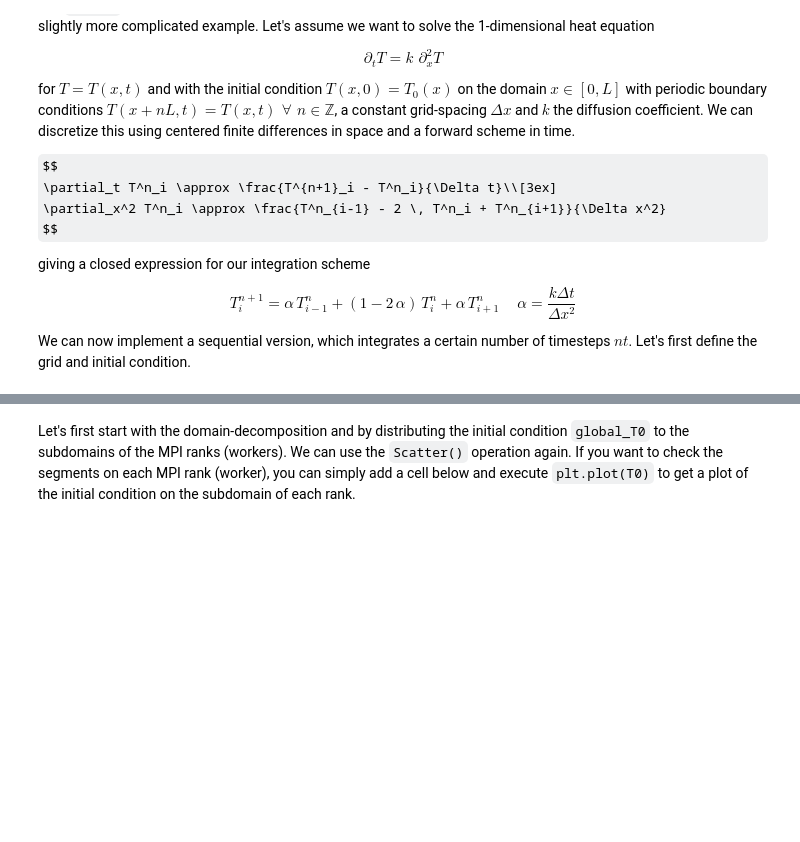
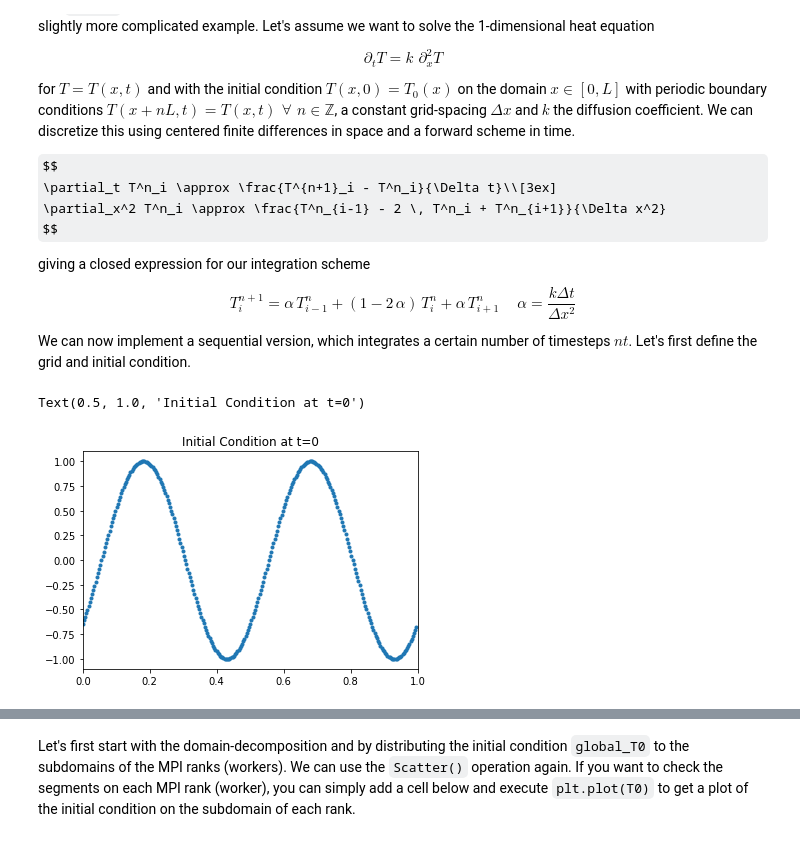
Before and after one commit to ofuhrer/HPC4WC, a Jupyter notebook: day3/03-domain-decomposition.ipynb, the cells around one changed output, grey strips where cells are left out. Saved outputs shown, nothing was run; the diff lists cells and outputs as text; code cells hidden in the pictures; some formulas as TeX source; blank space fills up the shorter version.

```diff
--- a/day3/03-domain-decomposition.ipynb
+++ b/day3/03-domain-decomposition.ipynb
@@ -153,12 +210,15 @@ if rank == 0:
     global_x = grid(L, global_nx)
     global_T0 = initial_condition(L, global_x)
 # %%
-global_x = dv.pull('global_x', targets=dv_master)
-global_T0 = dv.pull('global_T0', targets=dv_master)
-L = dv.pull('L', targets=dv_master)
-plt.plot(global_x, global_T0, '.');
-plt.xlim(0., L)
-plt.title('Initial Condition at t=0')
+global_x = dv.pull("global_x", targets=dv_master)
+global_T0 = dv.pull("global_T0", targets=dv_master)
+L = dv.pull("L", targets=dv_master)
+plt.plot(global_x, global_T0, ".")
+plt.xlim(0.0, L)
+plt.title("Initial Condition at t=0")
+# %% [output]
+Text(0.5, 1.0, 'Initial Condition at t=0')
+[figure, added]
 # %% [markdown]
 <div class="alert alert-block alert-info">
 <b>Now it's your turn...</b><br>
```
Also changed, not shown: parts of 25 cells of this notebook, 3 other files.
